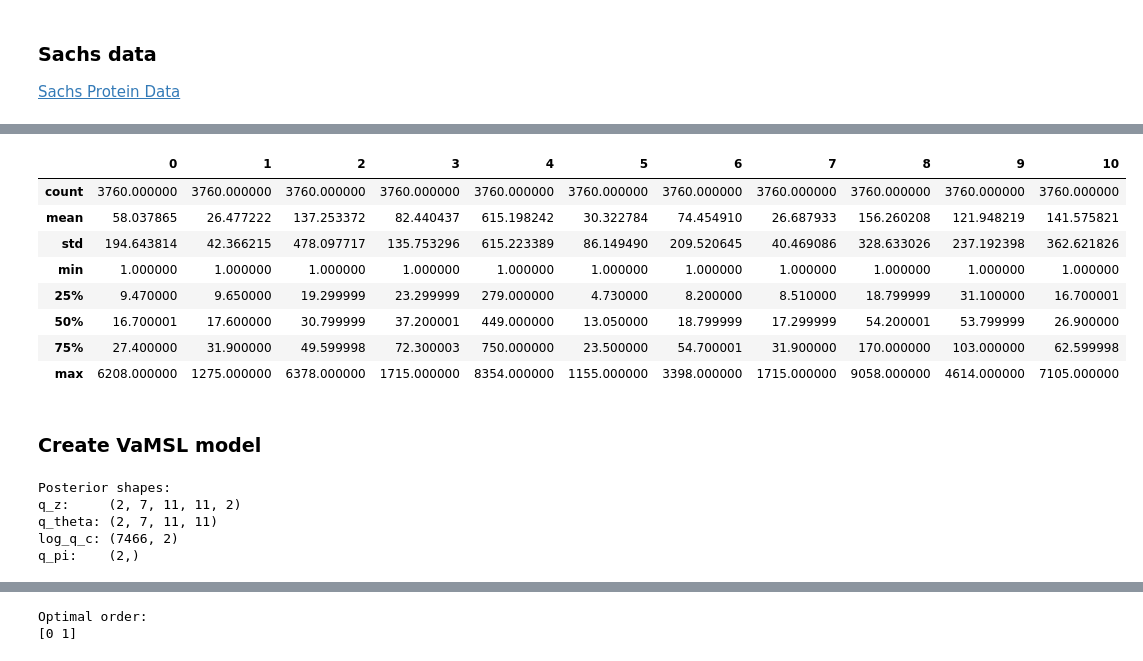
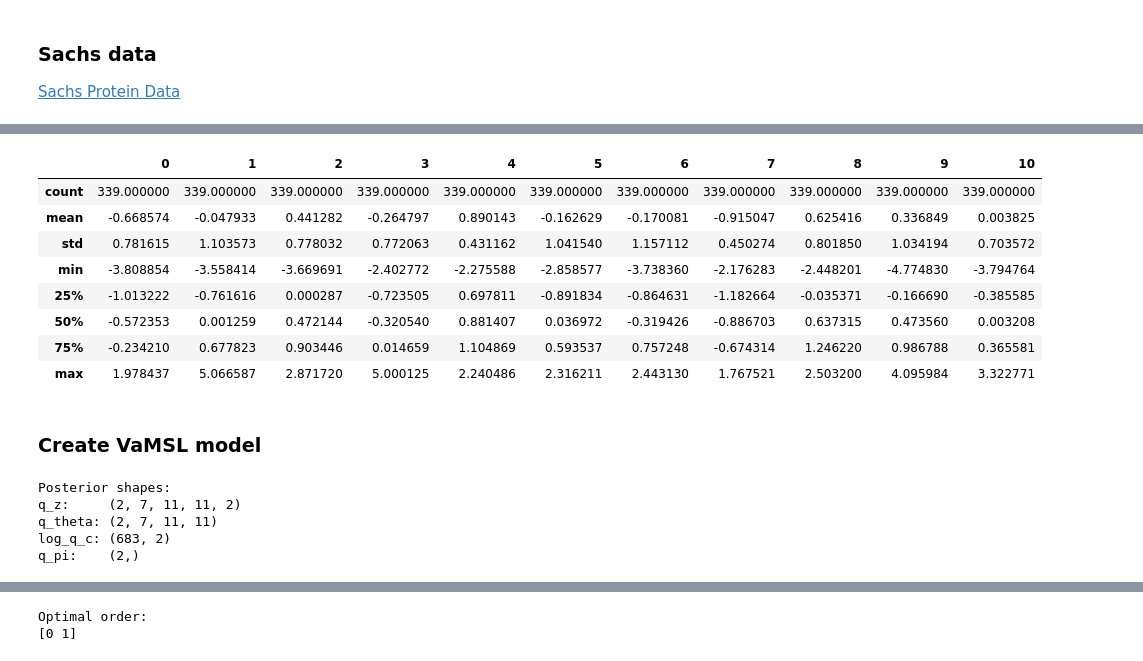
Before and after one commit to ZacBjo/VaMSL_proj, a Jupyter notebook: examples/sachs_example.ipynb, the cells around one changed output, grey strips where cells are left out. Saved outputs shown, nothing was run; the diff lists cells and outputs as text; code cells hidden in the pictures.

```diff
--- a/examples/sachs_example.ipynb
+++ b/examples/sachs_example.ipynb
@@ -47,7 +44,7 @@ sachs_data, sachs_graph = load_dataset("sachs")
 adjacency = jnp.array(nx.to_numpy_array(sachs_graph))
 print('Adjacency matrix: \n', adjacency)
 
-data = jnp.array(sachs_data.values)[:,:]
+data = jnp.array(sachs_data.values)[:853,:]
 print('Data shape: \n', data.shape)
 # %% [output]
 Adjacency matrix:
@@ -67,11 +70,15 @@ Data shape:
 # %%
-# Process data
+from vamsl.utils import visualize_ground_truths
+
+# Permute data subset
+logdata = jnp.log(data)[0:853,:]
 key, subk = random.split(key)
-X, indicator, permutation = permute_random_rows(subk, data, p=0.5)
-#X = jax.nn.standardize(X, axis=0)
-print('Processed data shape: \n', X.shape)
+perm_data, indicator, permutation = permute_random_rows(subk, logdata, p=0.5)
+
+print('Permuted data shape: \n', perm_data.shape)
 print('Permutation: \n', permutation)
 
 ground_truth_graphs = [adjacency, permute_directed_graph(adjacency, permutation)]
-print('Ground truth graphs: \n', ground_truth_graphs)
+print('Ground truth graphs: \n')
+visualize_ground_truths(ground_truth_graphs)
 # %% [output]
@@ -94,0 +91,13 @@ Ground truth graphs:
+# %%
+# Process data
+key, subk = random.split(key)
+observed = random.bernoulli(subk, p=jnp.float32(0.8), shape=(perm_data.shape[0],))
+
+X, X_lo = perm_data[observed], perm_data[~observed]
+sc =  StandardScaler()
+X, X_lo = sc.fit_transform(X), sc.transform(X_lo)
+
+X_indicator, X_lo_indicator = indicator[observed],  indicator[~observed]
+
+print('Observed data shape: \n', X.shape)
+print('Left-out data shape: \n', X_lo.shape)
@@ -108,16 +134,16 @@ pd.DataFrame(X[~indicator,:]).describe()
 # %%
 # Permuted data set
-pd.DataFrame(X[indicator,:]).describe()
+pd.DataFrame(X[X_indicator,:]).describe()
 # %% [output]
 |  | 0 | 1 | 2 | 3 | 4 | 5 | 6 | 7 | 8 | 9 | 10 |
-| count | 3760.000000 | 3760.000000 | 3760.000000 | 3760.000000 | 3760.000000 | 3760.000000 | 3760.000000 | 3760.000000 | 3760.000000 | 3760.000000 | 3760.000000 |
-| mean | 58.037865 | 26.477222 | 137.253372 | 82.440437 | 615.198242 | 30.322784 | 74.454910 | 26.687933 | 156.260208 | 121.948219 | 141.575821 |
-| std | 194.643814 | 42.366215 | 478.097717 | 135.753296 | 615.223389 | 86.149490 | 209.520645 | 40.469086 | 328.633026 | 237.192398 | 362.621826 |
-| min | 1.000000 | 1.000000 | 1.000000 | 1.000000 | 1.000000 | 1.000000 | 1.000000 | 1.000000 | 1.000000 | 1.000000 | 1.000000 |
-| 25% | 9.470000 | 9.650000 | 19.299999 | 23.299999 | 279.000000 | 4.730000 | 8.200000 | 8.510000 | 18.799999 | 31.100000 | 16.700001 |
-| 50% | 16.700001 | 17.600000 | 30.799999 | 37.200001 | 449.000000 | 13.050000 | 18.799999 | 17.299999 | 54.200001 | 53.799999 | 26.900000 |
-| 75% | 27.400000 | 31.900000 | 49.599998 | 72.300003 | 750.000000 | 23.500000 | 54.700001 | 31.900000 | 170.000000 | 103.000000 | 62.599998 |
-| max | 6208.000000 | 1275.000000 | 6378.000000 | 1715.000000 | 8354.000000 | 1155.000000 | 3398.000000 | 1715.000000 | 9058.000000 | 4614.000000 | 7105.000000 |
+| count | 339.000000 | 339.000000 | 339.000000 | 339.000000 | 339.000000 | 339.000000 | 339.000000 | 339.000000 | 339.000000 | 339.000000 | 339.000000 |
+| mean | -0.668574 | -0.047933 | 0.441282 | -0.264797 | 0.890143 | -0.162629 | -0.170081 | -0.915047 | 0.625416 | 0.336849 | 0.003825 |
+| std | 0.781615 | 1.103573 | 0.778032 | 0.772063 | 0.431162 | 1.041540 | 1.157112 | 0.450274 | 0.801850 | 1.034194 | 0.703572 |
+| min | -3.808854 | -3.558414 | -3.669691 | -2.402772 | -2.275588 | -2.858577 | -3.738360 | -2.176283 | -2.448201 | -4.774830 | -3.794764 |
+| 25% | -1.013222 | -0.761616 | 0.000287 | -0.723505 | 0.697811 | -0.891834 | -0.864631 | -1.182664 | -0.035371 | -0.166690 | -0.385585 |
+| 50% | -0.572353 | 0.001259 | 0.472144 | -0.320540 | 0.881407 | 0.036972 | -0.319426 | -0.886703 | 0.637315 | 0.473560 | 0.003208 |
+| 75% | -0.234210 | 0.677823 | 0.903446 | 0.014659 | 1.104869 | 0.593537 | 0.757248 | -0.674314 | 1.246220 | 0.986788 | 0.365581 |
+| max | 1.978437 | 5.066587 | 2.871720 | 5.000125 | 2.240486 | 2.316211 | 2.443130 | 1.767521 | 2.503200 | 4.095984 | 3.322771 |
 # %% [markdown]
 ### Create VaMSL model
 # %%
@@ -145,7 +171,7 @@ from vamsl.inference import VaMSL
 # Create VaMSL and initialize posteriors
 vamsl = VaMSL(x=X, graph_model=graph_model, mixture_likelihood_model=lik, component_likelihood_model=component_lik)
 key, subk = random.split(key)
-vamsl.initialize_posteriors(key=subk, n_components=n_components, n_particles=7, linear=linear)
+vamsl.initialize_posteriors(key=subk, n_components=n_components, n_particles=7, linear=linear)#, init_q_c=1/2*jnp.ones((X.shape[0],2)))
 
 print('Posterior shapes:')
 posts = vamsl.get_posteriors()
@@ -157,7 +183,7 @@ print('q_pi:    ' + str(posts[3].shape)) # [n_components,]
 Posterior shapes:
 q_z:     (2, 7, 11, 11, 2)
 q_theta: (2, 7, 11, 11)
-log_q_c: (7466, 2)
+log_q_c: (683, 2)
 q_pi:    (2,)
 # %%
 from sklearn.metrics import classification_report, confusion_matrix
```
Also changed, not shown: parts of 26 cells of this notebook, 4 other files.
